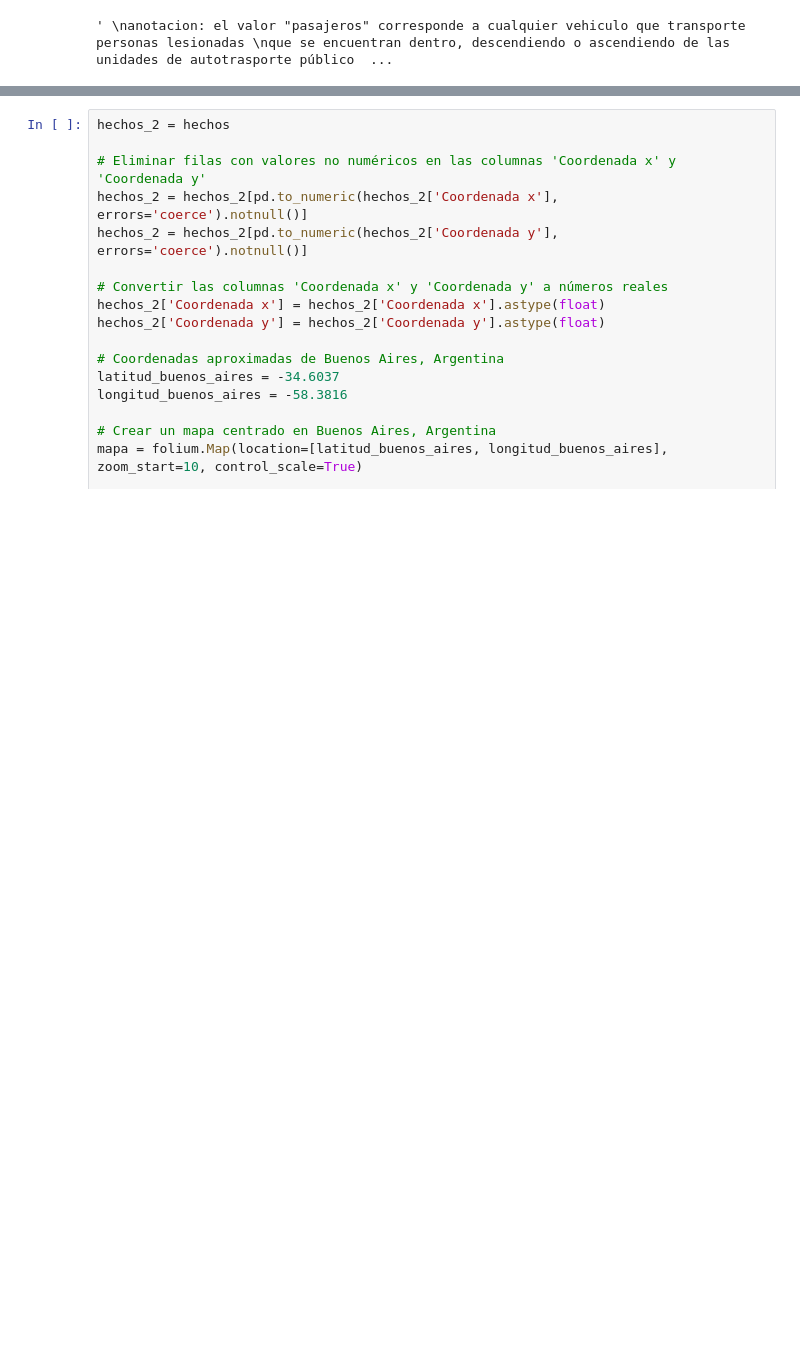
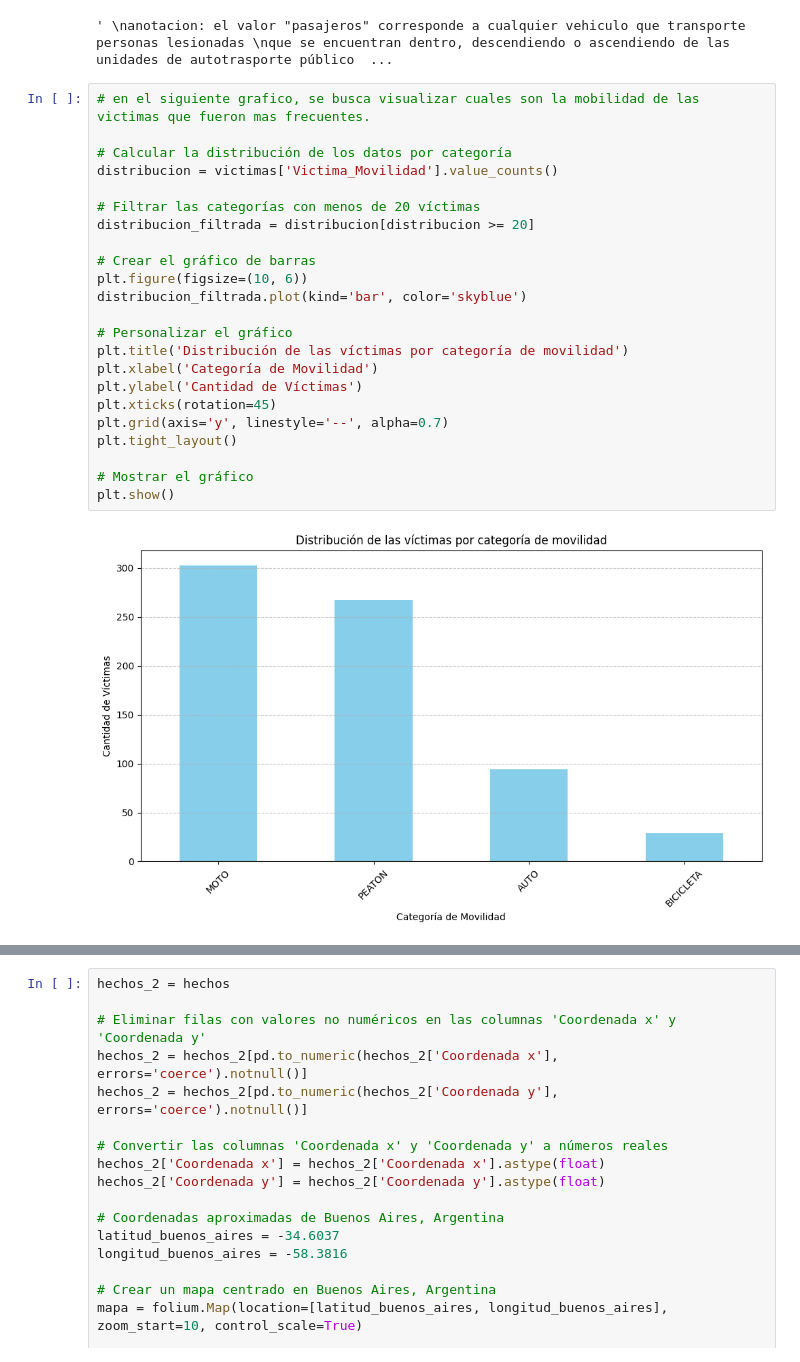
Before and after one commit to Facundo022/PI2_siniestros_viales, a Jupyter notebook: jupyter_notebooks/02_Eda_homicidios.ipynb, the cells around one changed output, grey strips where cells are left out. Saved outputs shown, nothing was run; the diff lists cells and outputs as text; blank space fills up the shorter version.

```diff
--- a/jupyter_notebooks/02_Eda_homicidios.ipynb
+++ b/jupyter_notebooks/02_Eda_homicidios.ipynb
@@ -221,3 +221,28 @@ y ómnibus de larga distancia
 # %% [output]
 [figure]
 ' \nanotacion: el valor "pasajeros" corresponde a cualquier vehiculo que transporte personas lesionadas \nque se encuentran dentro, descendiendo o ascendiendo de las unidades de autotrasporte público  ...
+# %%
+# en el siguiente grafico, se busca visualizar cuales son la mobilidad de las victimas que fueron mas frecuentes.
+
+# Calcular la distribución de los datos por categoría
+distribucion = victimas['Victima_Movilidad'].value_counts()
+
+# Filtrar las categorías con menos de 20 víctimas
+distribucion_filtrada = distribucion[distribucion >= 20]
+
+# Crear el gráfico de barras
+plt.figure(figsize=(10, 6))
+distribucion_filtrada.plot(kind='bar', color='skyblue')
+
+# Personalizar el gráfico
+plt.title('Distribución de las víctimas por categoría de movilidad')
+plt.xlabel('Categoría de Movilidad')
+plt.ylabel('Cantidad de Víctimas')
+plt.xticks(rotation=45)
+plt.grid(axis='y', linestyle='--', alpha=0.7)
+plt.tight_layout()
+
+# Mostrar el gráfico
+plt.show()
+# %% [output]
+[figure, added]
```
Also changed, not shown: parts of 3 cells of this notebook, 1 other file.
